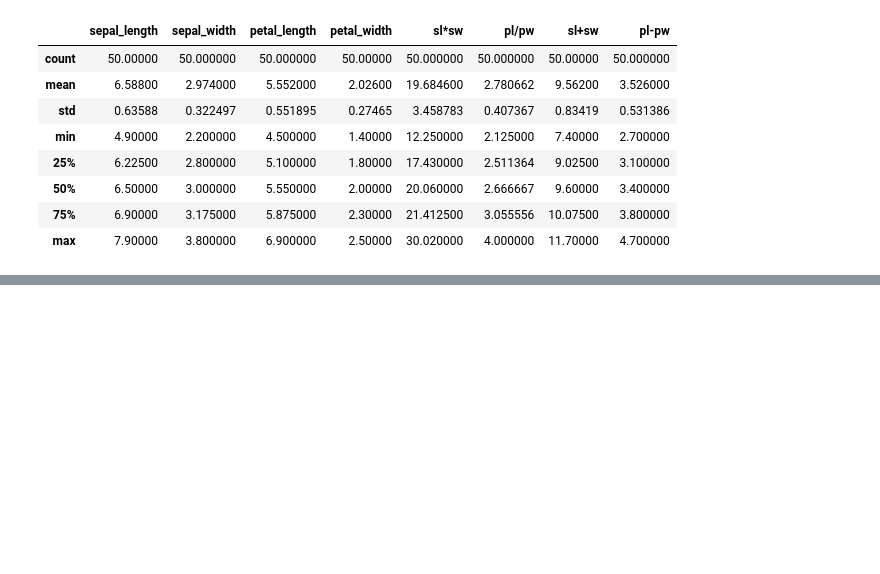
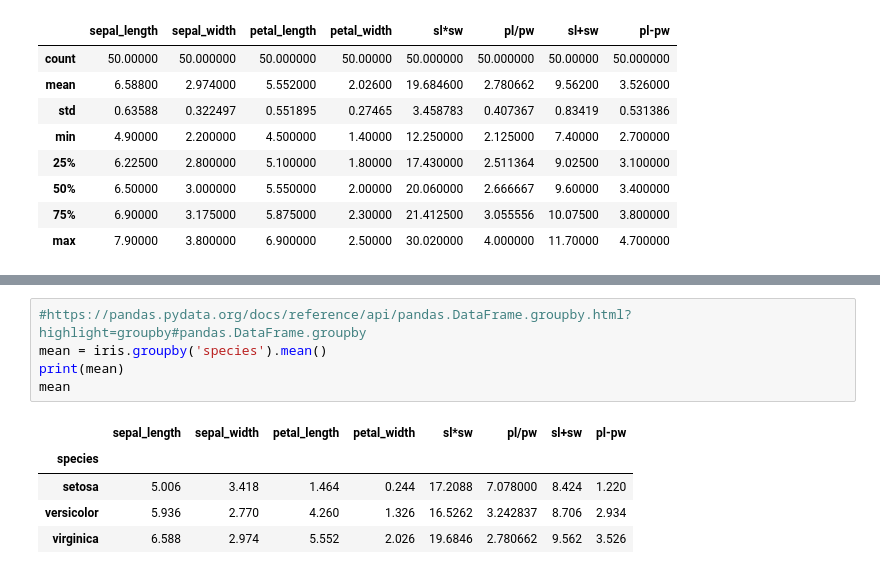
Before and after one commit to mickalleny2k/FUND_DATA, a Jupyter notebook: project.ipynb, the cells around one changed output, grey strips where cells are left out. Drawn from its saved outputs; the diff is of its cells as text; blank space fills up the shorter version.

```diff
--- a/project.ipynb
+++ b/project.ipynb
@@ -218,0 +277,11 @@ virginica.describe()
+# %%
+#https://pandas.pydata.org/docs/reference/api/pandas.DataFrame.groupby.html?highlight=groupby#pandas.DataFrame.groupby
+mean = iris.groupby('species').mean()
+print(mean)
+mean
+# %% [output]
+|  | sepal_length | sepal_width | petal_length | petal_width | sl*sw | pl/pw | sl+sw | pl-pw |
+| species |  |  |  |  |  |  |  |  |
+| setosa | 5.006 | 3.418 | 1.464 | 0.244 | 17.2088 | 7.078000 | 8.424 | 1.220 |
+| versicolor | 5.936 | 2.770 | 4.260 | 1.326 | 16.5262 | 3.242837 | 8.706 | 2.934 |
+| virginica | 6.588 | 2.974 | 5.552 | 2.026 | 19.6846 | 2.780662 | 9.562 | 3.526 |
```
Also changed, not shown: parts of 8 cells of this notebook, 1 other file.
